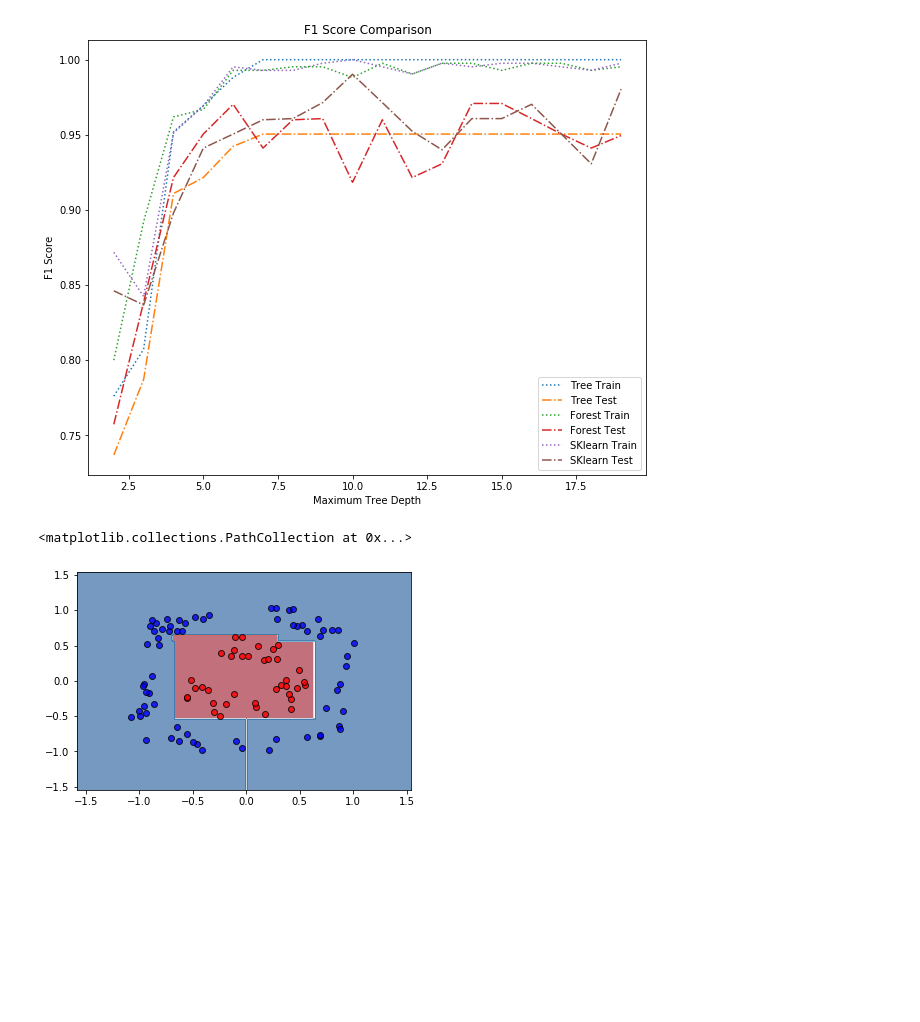
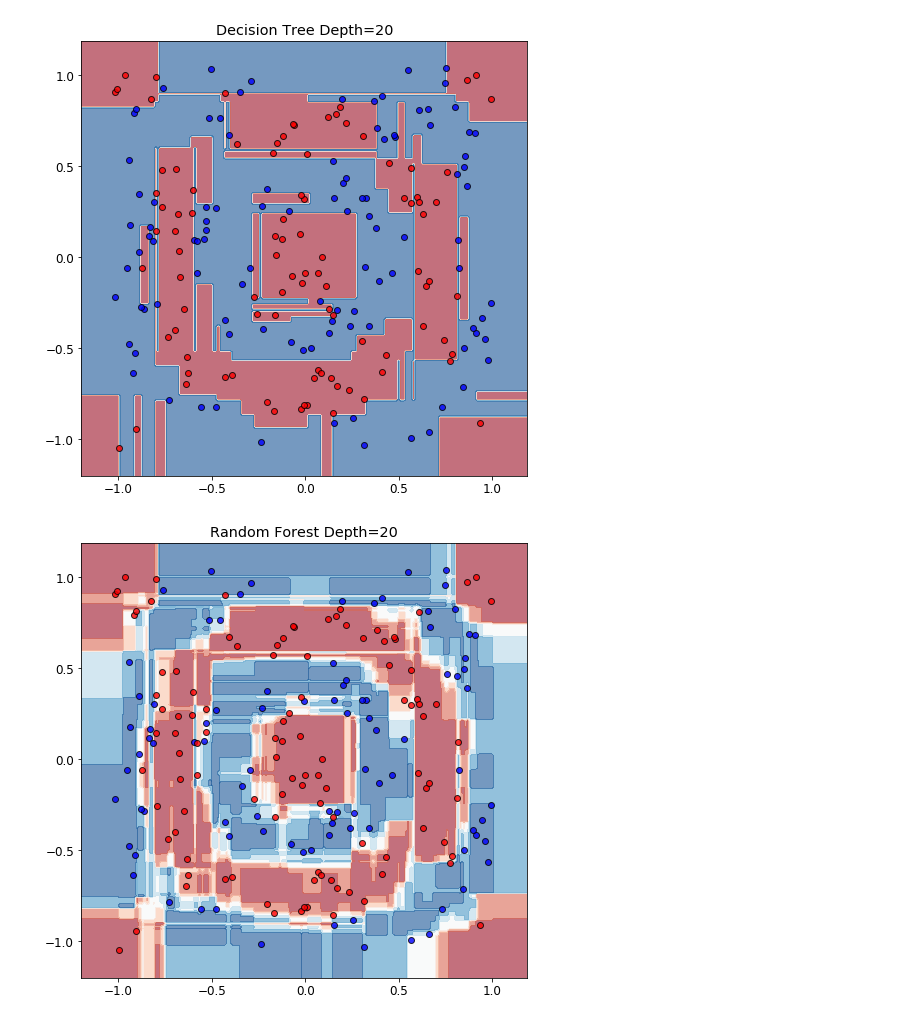
Before and after one commit to joey-lou/randomforest, a Jupyter notebook: sample_tst.ipynb, the cells around one changed output. Drawn from its saved outputs; the diff is of its cells as text; code cells hidden in the pictures; blank space fills up the shorter version.

```diff
--- a/sample_tst.ipynb
+++ b/sample_tst.ipynb
@@ -145,58 +131,29 @@ y_test = y[test_idx]
-# %%
-from sklearn.ensemble import RandomForestClassifier
-
-np.random.seed(99)
-tree_train = []
-tree_test = []
-forest_train = []
-forest_test = []
-sk_train = []
-sk_test = []
-depths = np.arange(2,20)
-for depth in depths:
-    tree = DecisionTree(depth)
-    tree.fit(X_train, y_train)
-    tree_train.append(calculate_F1(y_train, tree.predict(X_train)))
-    tree_test.append(calculate_F1(y_test, tree.predict(X_test)))
-
-    forest = RandomForest(feature_count=2, tree_num = 10, depth = depth)
-    forest.fit(X_train, y_train)
-    forest_train.append(calculate_F1(y_train, forest.predict(X_train)))
-    forest_test.append(calculate_F1(y_test, forest.predict(X_test)))
-
-    clf = RandomForestClassifier(n_estimators=10, max_depth=depth)
-    clf.fit(X_train, y_train)
-    sk_train.append(calculate_F1(y_train, clf.predict(X_train)))
-    sk_test.append(calculate_F1(y_test, clf.predict(X_test)))
-# %%
-plt.figure(figsize = (10,8))
-plt.plot(depths,tree_train, ls = ':', label = 'Tree Train')
-plt.plot(depths,tree_test, ls = '-.', label = 'Tree Test')
-plt.plot(depths,forest_train, ls = ':', label = 'Forest Train')
-plt.plot(depths,forest_test, ls = '-.', label = 'Forest Test')
-plt.plot(depths,sk_train, ls = ':', label = 'SKlearn Train')
-plt.plot(depths,sk_test, ls = '-.', label = 'SKlearn Test')
-plt.xlabel('Maximum Tree Depth')
-plt.ylabel('F1 Score')
-plt.title('F1 Score Comparison')
-plt.legend()
-plt.show()
-# %% [output]
-[figure, removed]
-# %%
-h = 0.01
-x_min, x_max = X[:, 0].min() - .5, X[:, 0].max() + .5
-y_min, y_max = X[:, 1].min() - .5, X[:, 1].max() + .5
-xx, yy = np.meshgrid(np.arange(x_min, x_max, h),
-                     np.arange(y_min, y_max, h))
 # %%
-tree = DecisionTree(5)
+depth = 20
+tree = DecisionTree(depth)
 tree.fit(X_train, y_train)
-cm = plt.cm.RdBu
+
+plt.figure(figsize=(8,8))
 plt.contourf(xx,yy, tree.predict_prob(np.c_[xx.ravel(),yy.ravel()]).reshape(xx.shape),cmap=cm, alpha = 0.6)
 y_pred = tree.predict(X_test)
 plt.scatter(X_test[y_pred==1,0],X_test[y_pred==1,1], c= 'b', alpha = .8,edgecolors='k')
 plt.scatter(X_test[y_pred==0,0],X_test[y_pred==0,1], c= 'r', alpha = .8,edgecolors='k')
+plt.title('Decision Tree Depth={:d}'.format(depth))
+plt.show()
+# print(tree) # visualize tree
 # %% [output]
-<matplotlib.collections.PathCollection at 0x...>
-[figure, old version]
+[figure, new version]
+# %%
+depth = 20
+forest = RandomForest(feature_count=2,tree_num=10, depth=depth)
+forest.fit(X_train, y_train)
+
+plt.figure(figsize=(8,8))
+plt.contourf(xx,yy, forest.predict_prob(np.c_[xx.ravel(),yy.ravel()]).reshape(xx.shape),cmap=cm, alpha = 0.6)
+y_pred = forest.predict(X_test)
+plt.scatter(X_test[y_pred==1,0],X_test[y_pred==1,1], c= 'b', alpha = .8,edgecolors='k')
+plt.scatter(X_test[y_pred==0,0],X_test[y_pred==0,1], c= 'r', alpha = .8,edgecolors='k')
+plt.title('Random Forest Depth={:d}'.format(depth))
+plt.show()
+# %% [output]
+[figure, added]
```
Also changed, not shown: parts of 11 cells of this notebook, 2 other files.
